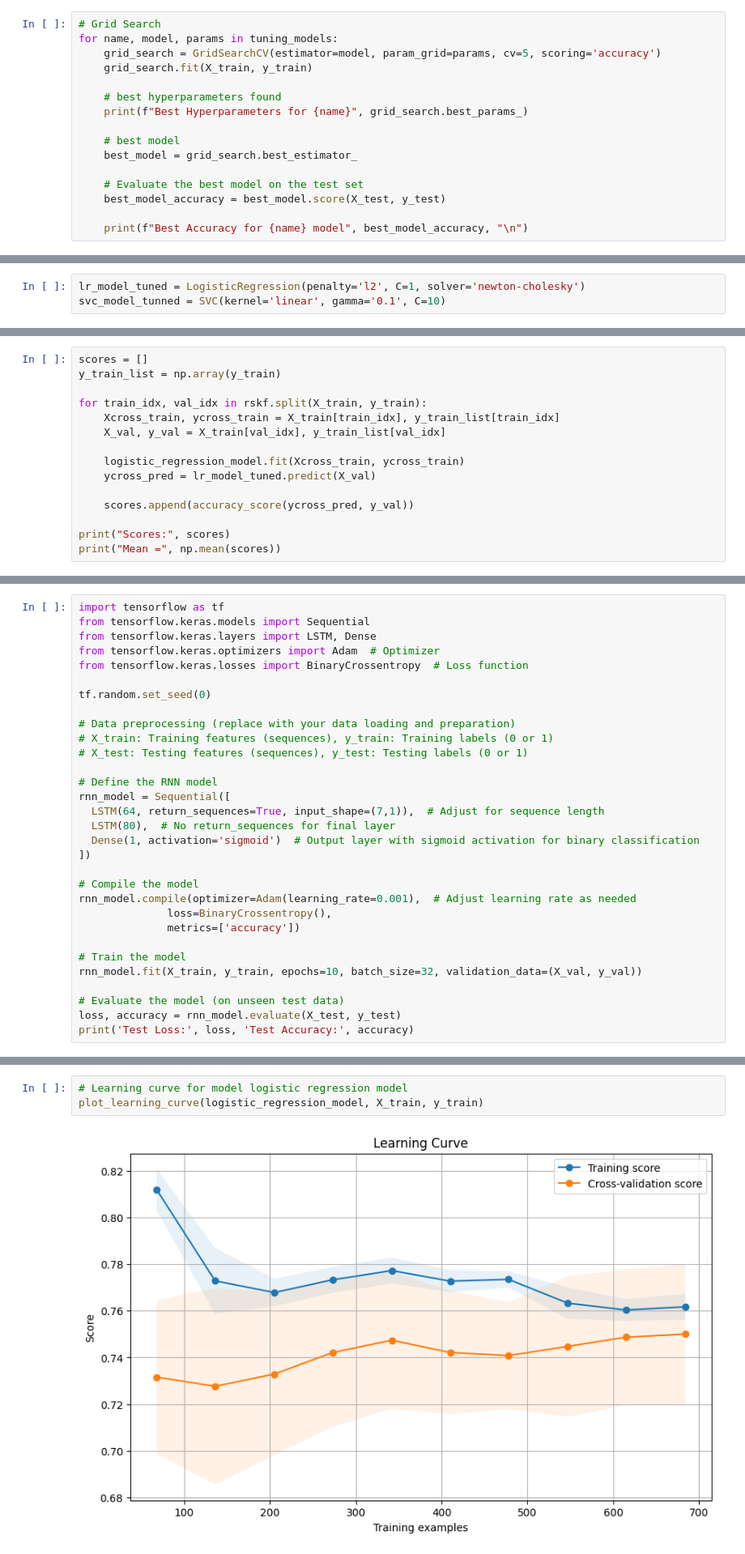
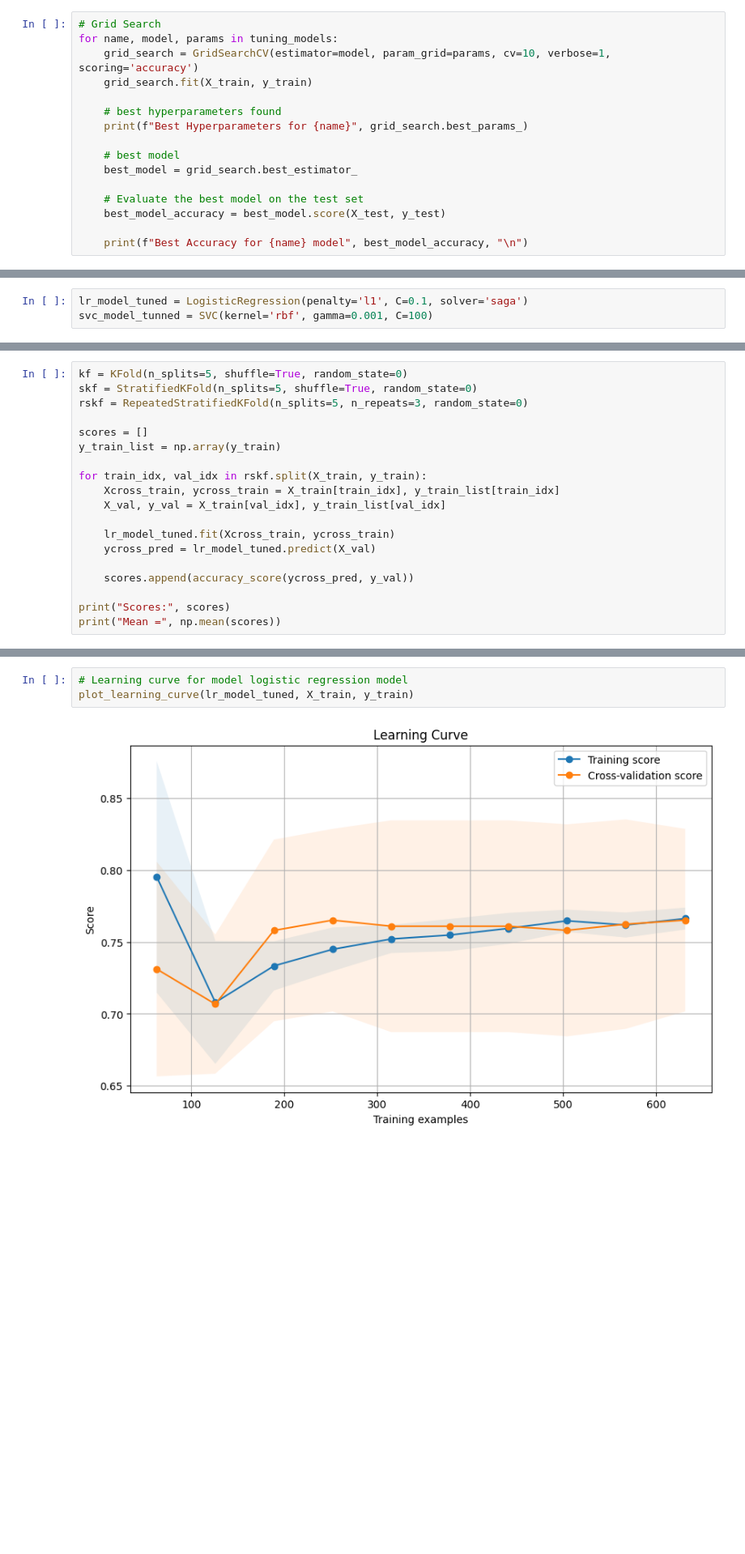
Before and after one commit to Ismail-ai707/Recipe-Prediction-for-High-Traffic, a Jupyter notebook: high_traffic_recipe_prediction.ipynb, the cells around one changed output, grey strips where cells are left out. Shown at 81% size. Cells and saved outputs as stored; diff of their text form; blank space fills up the shorter version.

```diff
--- a/high_traffic_recipe_prediction.ipynb
+++ b/high_traffic_recipe_prediction.ipynb
@@ -576,7 +788,7 @@ tuning_models = [
 # %%
 # Grid Search
 for name, model, params in tuning_models:
-    grid_search = GridSearchCV(estimator=model, param_grid=params, cv=5, scoring='accuracy')
+    grid_search = GridSearchCV(estimator=model, param_grid=params, cv=10, verbose=1, scoring='accuracy')
     grid_search.fit(X_train, y_train)
 
     # best hyperparameters found
@@ -623,3 +870,3 @@ Best parameters for SVM : {'kernel': 'linear', 'gamma': 0.1, 'C': 10}
 # %%
-lr_model_tuned = LogisticRegression(penalty='l2', C=1, solver='newton-cholesky')
-svc_model_tunned = SVC(kernel='linear', gamma='0.1', C=10)
+lr_model_tuned = LogisticRegression(penalty='l1', C=0.1, solver='saga')
+svc_model_tunned = SVC(kernel='rbf', gamma=0.001, C=100)
@@ -727,4 +949,8 @@ rskf = RepeatedStratifiedKFold(n_splits=5, n_repeats=3, random_state=0)
 # %%
+kf = KFold(n_splits=5, shuffle=True, random_state=0)
+skf = StratifiedKFold(n_splits=5, shuffle=True, random_state=0)
+rskf = RepeatedStratifiedKFold(n_splits=5, n_repeats=3, random_state=0)
+
 scores = []
 y_train_list = np.array(y_train)
 
@@ -732,7 +958,7 @@ for train_idx, val_idx in rskf.split(X_train, y_train):
     Xcross_train, ycross_train = X_train[train_idx], y_train_list[train_idx]
     X_val, y_val = X_train[val_idx], y_train_list[val_idx]
 
-    logistic_regression_model.fit(Xcross_train, ycross_train)
+    lr_model_tuned.fit(Xcross_train, ycross_train)
     ycross_pred = lr_model_tuned.predict(X_val)
 
     scores.append(accuracy_score(ycross_pred, y_val))
@@ -861,31 +1073,0 @@ site_traffic_df_encoded
-# %%
-import tensorflow as tf
-from tensorflow.keras.models import Sequential
-from tensorflow.keras.layers import LSTM, Dense
-from tensorflow.keras.optimizers import Adam  # Optimizer
-from tensorflow.keras.losses import BinaryCrossentropy  # Loss function
-
-tf.random.set_seed(0)
-
-# Data preprocessing (replace with your data loading and preparation)
-# X_train: Training features (sequences), y_train: Training labels (0 or 1)
-# X_test: Testing features (sequences), y_test: Testing labels (0 or 1)
-
-# Define the RNN model
-rnn_model = Sequential([
-  LSTM(64, return_sequences=True, input_shape=(7,1)),  # Adjust for sequence length
-  LSTM(80),  # No return_sequences for final layer
-  Dense(1, activation='sigmoid')  # Output layer with sigmoid activation for binary classification
-])
-
-# Compile the model
-rnn_model.compile(optimizer=Adam(learning_rate=0.001),  # Adjust learning rate as needed
-              loss=BinaryCrossentropy(),
-              metrics=['accuracy'])
-
-# Train the model
-rnn_model.fit(X_train, y_train, epochs=10, batch_size=32, validation_data=(X_val, y_val))
-
-# Evaluate the model (on unseen test data)
-loss, accuracy = rnn_model.evaluate(X_test, y_test)
-print('Test Loss:', loss, 'Test Accuracy:', accuracy)
@@ -930,6 +1121,6 @@ def plot_learning_curve(estimator, X, y):
     plt.show()
 # %%
 # Learning curve for model logistic regression model
-plot_learning_curve(logistic_regression_model, X_train, y_train)
+plot_learning_curve(lr_model_tuned, X_train, y_train)
 # %% [output]
-[figure, old version]
+[figure, new version]
```
Also changed, not shown: parts of 125 cells of this notebook.
